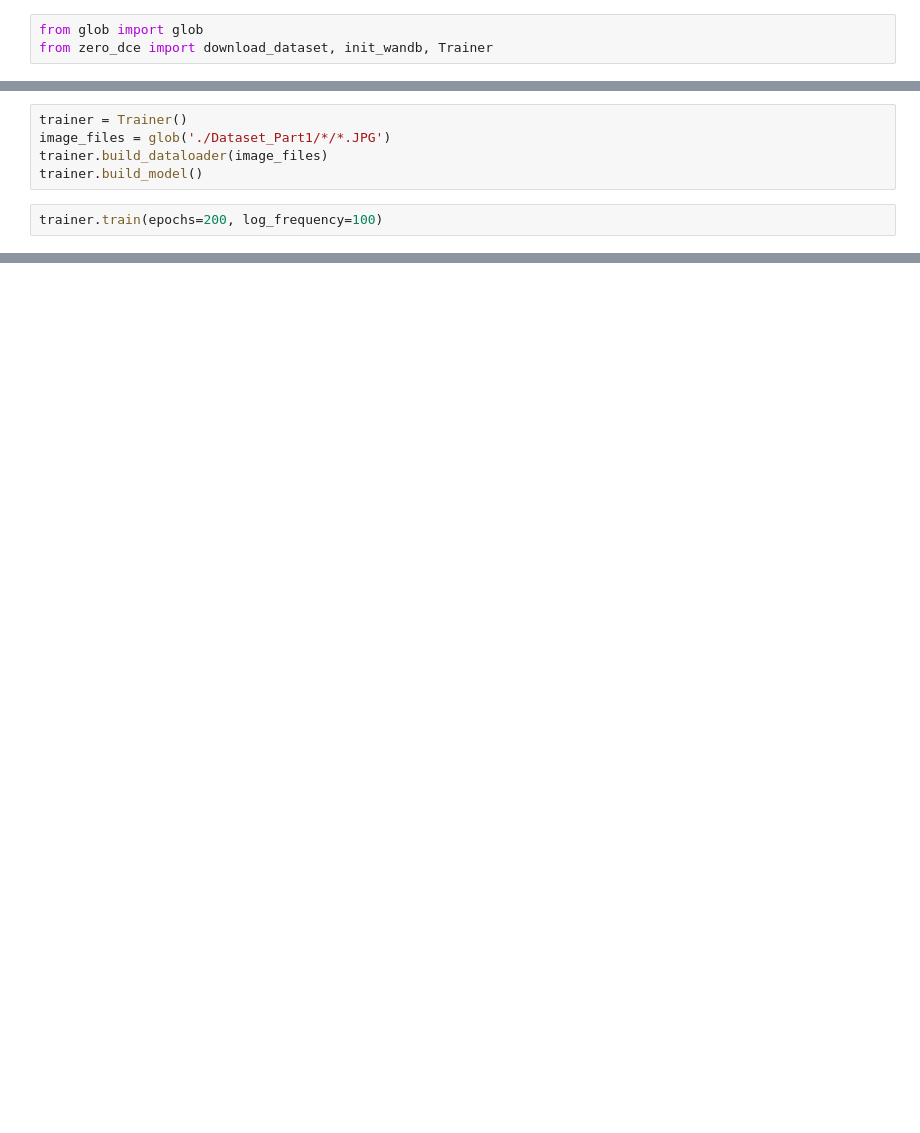
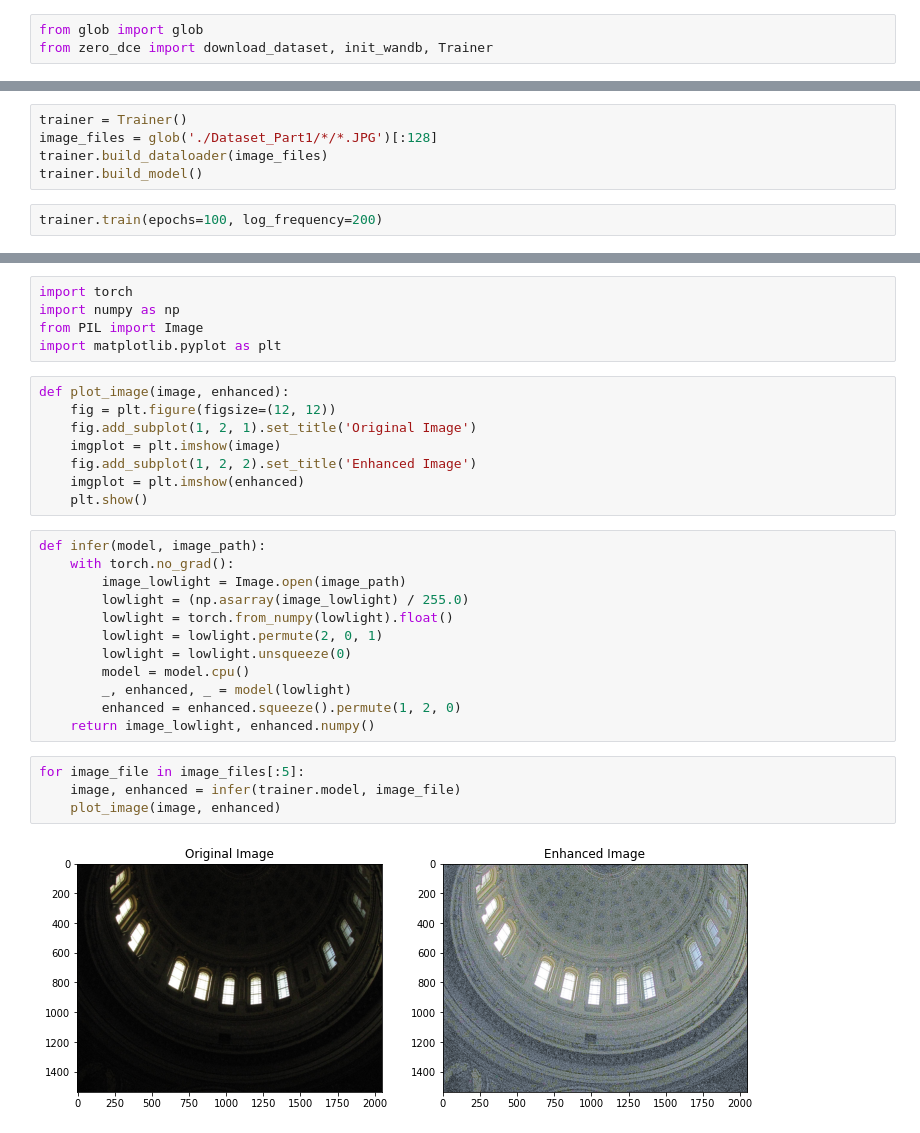
Before and after one commit to soumik12345/Zero-DCE, a Jupyter notebook: Zero_DCE_Train.ipynb, the cells around one changed output, grey strips where cells are left out. Cells and saved outputs as stored; diff of their text form; blank space fills up the shorter version.

Commit message:
Updated Training Notebook

```diff
--- a/Zero_DCE_Train.ipynb
+++ b/Zero_DCE_Train.ipynb
@@ -72,8 +65,8 @@ Run data is saved locally in /content/Zero-DCE/wandb/run-20201113_134812-1tzscf6
 # %%
 trainer = Trainer()
-image_files = glob('./Dataset_Part1/*/*.JPG')
+image_files = glob('./Dataset_Part1/*/*.JPG')[:128]
 trainer.build_dataloader(image_files)
 trainer.build_model()
 # %%
-trainer.train(epochs=200, log_frequency=100)
+trainer.train(epochs=100, log_frequency=200)
 # %% [output]
@@ -80,0 +91,31 @@ Epoch 1/200
+# %%
+import torch
+import numpy as np
+from PIL import Image
+import matplotlib.pyplot as plt
+# %%
+def plot_image(image, enhanced):
+    fig = plt.figure(figsize=(12, 12))
+    fig.add_subplot(1, 2, 1).set_title('Original Image')
+    imgplot = plt.imshow(image)
+    fig.add_subplot(1, 2, 2).set_title('Enhanced Image')
+    imgplot = plt.imshow(enhanced)
+    plt.show()
+# %%
+def infer(model, image_path):
+    with torch.no_grad():
+        image_lowlight = Image.open(image_path)
+        lowlight = (np.asarray(image_lowlight) / 255.0)
+        lowlight = torch.from_numpy(lowlight).float()
+        lowlight = lowlight.permute(2, 0, 1)
+        lowlight = lowlight.unsqueeze(0)
+        model = model.cpu()
+        _, enhanced, _ = model(lowlight)
+        enhanced = enhanced.squeeze().permute(1, 2, 0)
+    return image_lowlight, enhanced.numpy()
+# %%
+for image_file in image_files[:5]:
+    image, enhanced = infer(trainer.model, image_file)
+    plot_image(image, enhanced)
+# %% [output]
+[figure, added]
```
Also changed, not shown: parts of 6 cells of this notebook.
